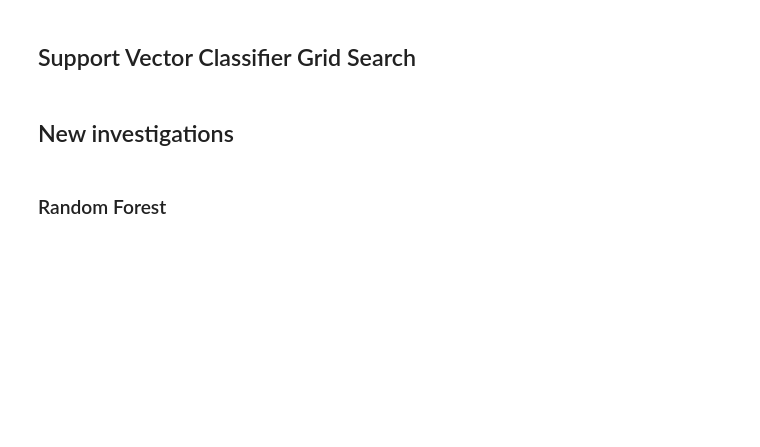
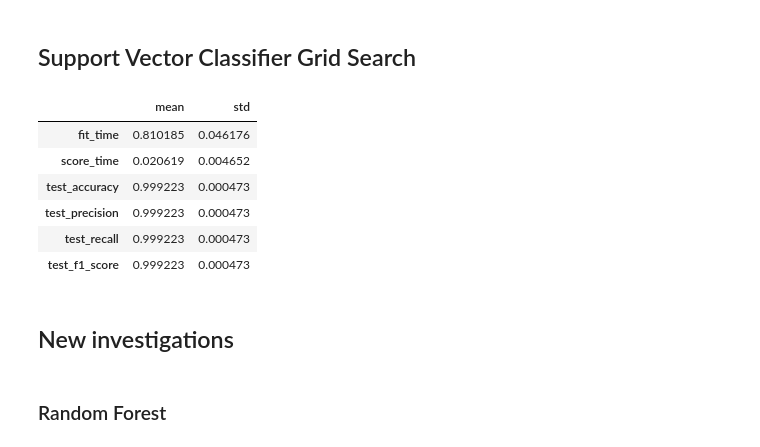
Before and after one commit to BleakHeart/Report3, a Jupyter notebook: Codice/2 Classes/classification_supervised.ipynb, the cells around one changed output. Cells and saved outputs as stored; diff of their text form; code cells hidden in the pictures; blank space fills up the shorter version.

Commit message:
Working on the dataframe savings

```diff
--- a/Codice/2 Classes/classification_supervised.ipynb
+++ b/Codice/2 Classes/classification_supervised.ipynb
@@ -187,0 +193,13 @@ SVM_score = cross_validate(estimator=model_SVM, X=x_train, y=y_train, cv=n_cores
+# %%
+mean = pd.DataFrame(SVM_score).T.mean(axis=1).to_frame(name='mean')
+mean.columns
+std = pd.DataFrame(SVM_score).T.std(axis=1).to_frame(name='std')
+mean.join(std)
+# %% [output]
+|  | mean | std |
+| fit_time | 0.810185 | 0.046176 |
+| score_time | 0.020619 | 0.004652 |
+| test_accuracy | 0.999223 | 0.000473 |
+| test_precision | 0.999223 | 0.000473 |
+| test_recall | 0.999223 | 0.000473 |
+| test_f1_score | 0.999223 | 0.000473 |
```
Also changed, not shown: parts of 4 cells of this notebook, 1 other file.
